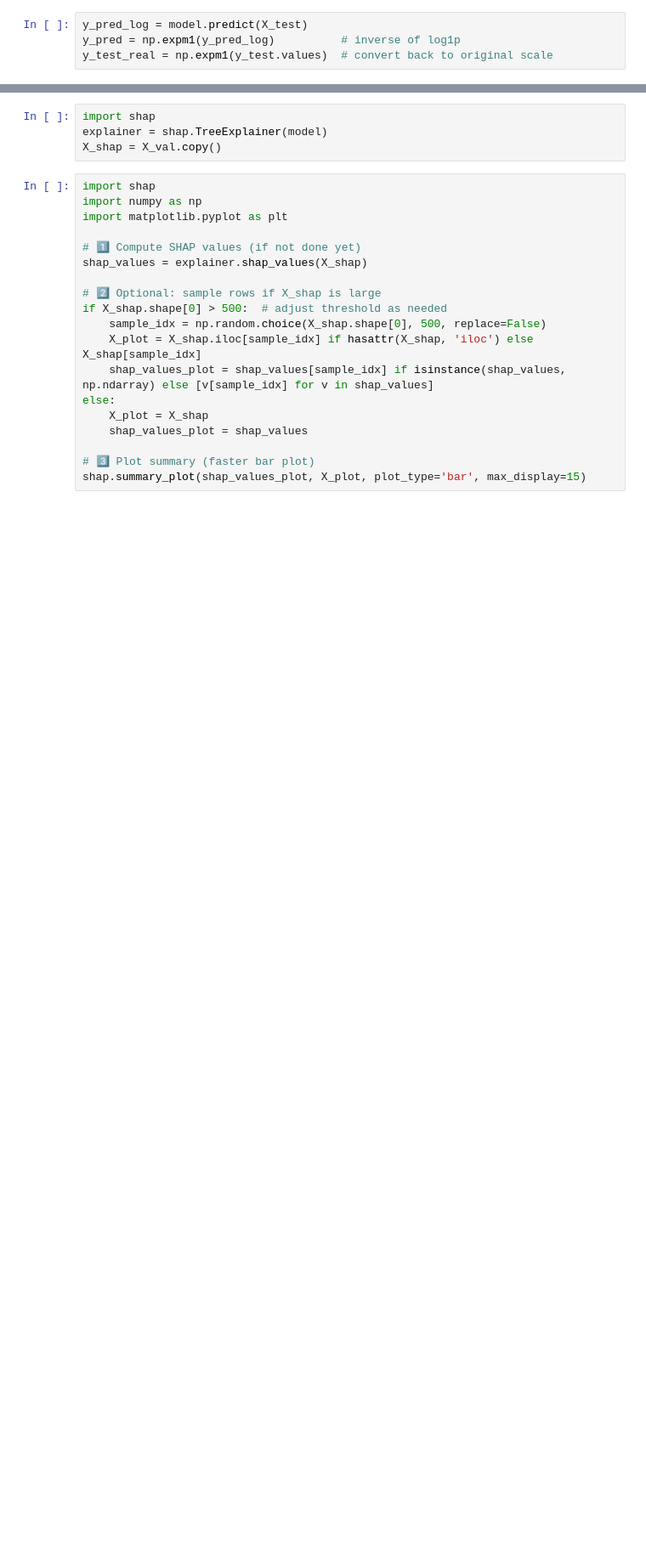
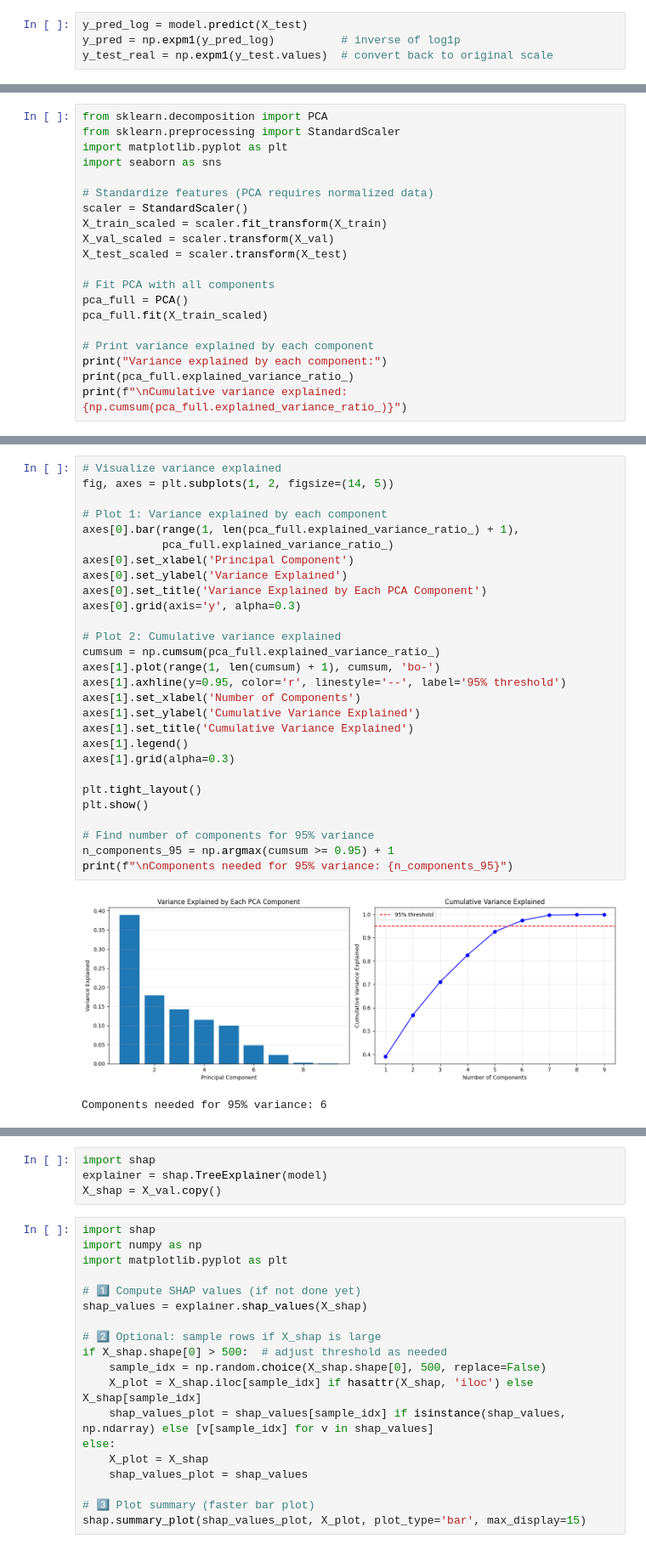
Before and after one commit to AhmedElsherif04/SolarPanelMunich, a Jupyter notebook: Training/rfr.ipynb, the cells around one changed output, grey strips where cells are left out. Shown at 85% size. Saved outputs shown, nothing was run; the diff lists cells and outputs as text; blank space fills up the shorter version.

```diff
--- a/Training/rfr.ipynb
+++ b/Training/rfr.ipynb
@@ -116,0 +145,20 @@ KeyboardInterrupt:
+# %%
+from sklearn.decomposition import PCA
+from sklearn.preprocessing import StandardScaler
+import matplotlib.pyplot as plt
+import seaborn as sns
+
+# Standardize features (PCA requires normalized data)
+scaler = StandardScaler()
+X_train_scaled = scaler.fit_transform(X_train)
+X_val_scaled = scaler.transform(X_val)
+X_test_scaled = scaler.transform(X_test)
+
+# Fit PCA with all components
+pca_full = PCA()
+pca_full.fit(X_train_scaled)
+
+# Print variance explained by each component
+print("Variance explained by each component:")
+print(pca_full.explained_variance_ratio_)
+print(f"\nCumulative variance explained: {np.cumsum(pca_full.explained_variance_ratio_)}")
@@ -116,0 +172,31 @@ KeyboardInterrupt:
+# %%
+# Visualize variance explained
+fig, axes = plt.subplots(1, 2, figsize=(14, 5))
+
+# Plot 1: Variance explained by each component
+axes[0].bar(range(1, len(pca_full.explained_variance_ratio_) + 1),
+            pca_full.explained_variance_ratio_)
+axes[0].set_xlabel('Principal Component')
+axes[0].set_ylabel('Variance Explained')
+axes[0].set_title('Variance Explained by Each PCA Component')
+axes[0].grid(axis='y', alpha=0.3)
+
+# Plot 2: Cumulative variance explained
+cumsum = np.cumsum(pca_full.explained_variance_ratio_)
+axes[1].plot(range(1, len(cumsum) + 1), cumsum, 'bo-')
+axes[1].axhline(y=0.95, color='r', linestyle='--', label='95% threshold')
+axes[1].set_xlabel('Number of Components')
+axes[1].set_ylabel('Cumulative Variance Explained')
+axes[1].set_title('Cumulative Variance Explained')
+axes[1].legend()
+axes[1].grid(alpha=0.3)
+
+plt.tight_layout()
+plt.show()
+
+# Find number of components for 95% variance
+n_components_95 = np.argmax(cumsum >= 0.95) + 1
+print(f"\nComponents needed for 95% variance: {n_components_95}")
+# %% [output]
+[figure, added]
+Components needed for 95% variance: 6
```
Also changed, not shown: parts of 15 cells of this notebook, 38 other files.
